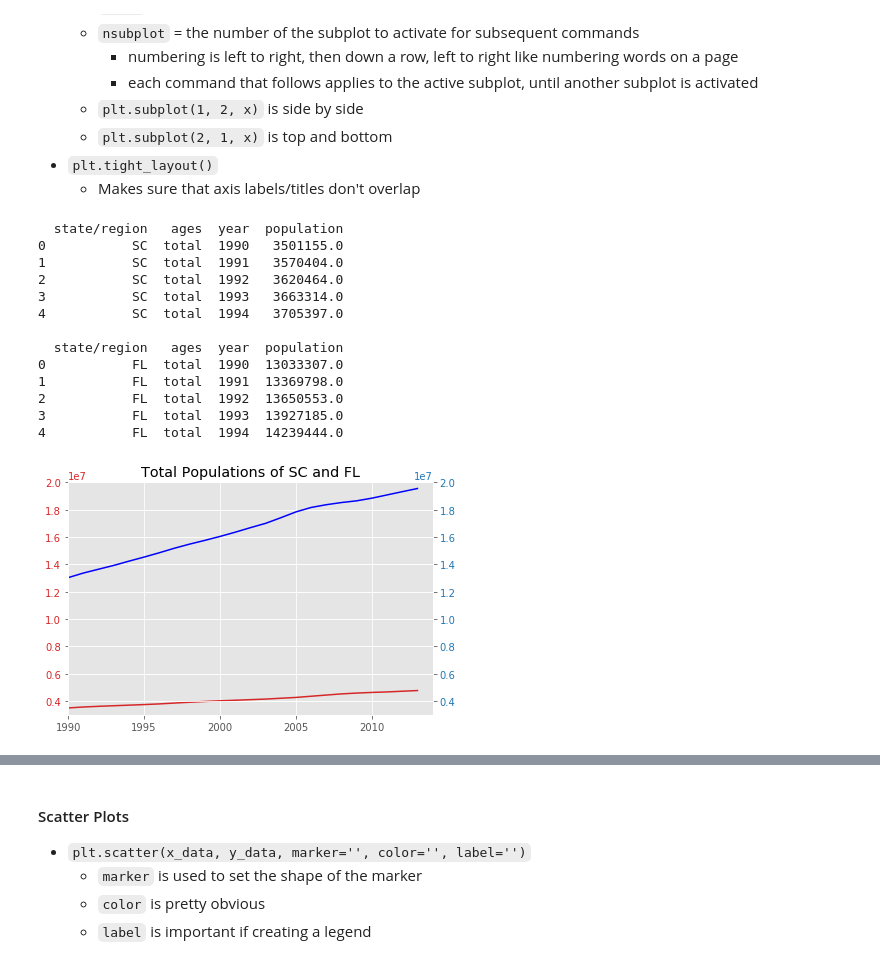
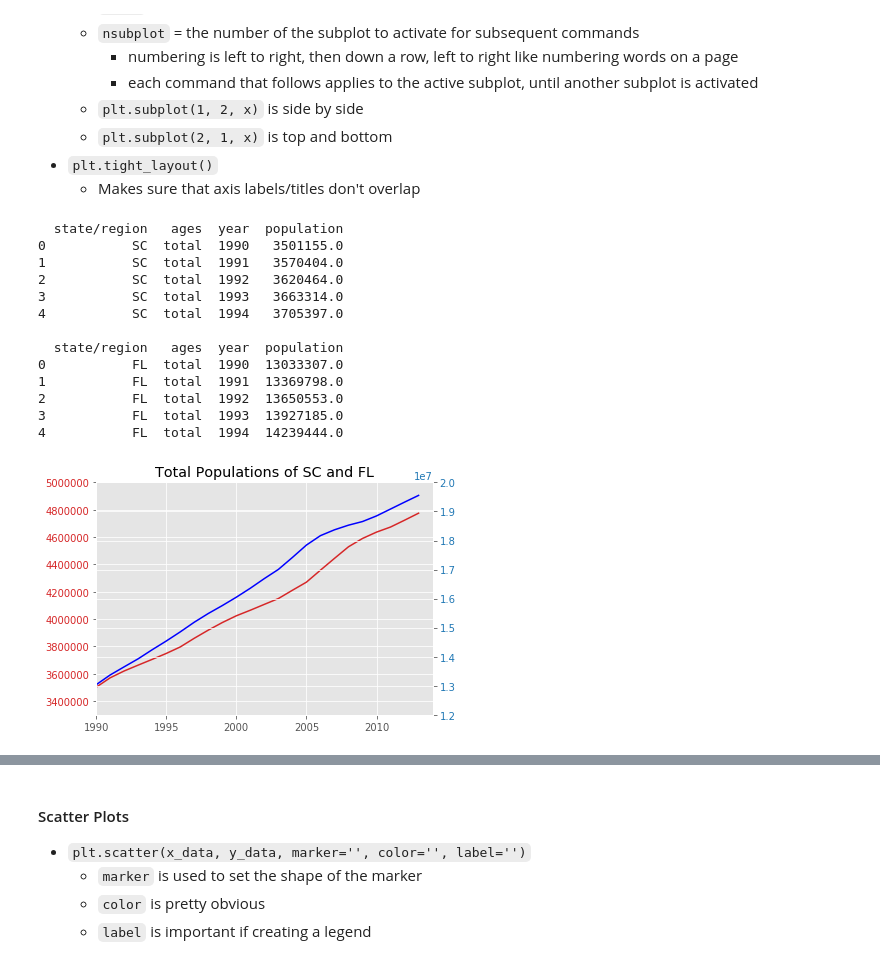
Before and after one commit to chuktuk/Libraries-and-Resources, a Jupyter notebook: Python-Visualizations.ipynb, the cells around one changed output, grey strips where cells are left out. Saved outputs shown, nothing was run; the diff lists cells and outputs as text; code cells hidden in the pictures.

```diff
--- a/Python-Visualizations.ipynb
+++ b/Python-Visualizations.ipynb
@@ -80,7 +103,7 @@ print(sc_sorted_pop_data.head())
 print()
 
 # get the years
-years = list(sc_sorted_pop_data.loc[:, 'year'])
+years = list(sc_sorted_pop_data['year'])
 
 # get the total population
 tot_pop = list(sc_sorted_pop_data.loc[:, 'population'])
@@ -188,36 +216,36 @@ sc_ax.set_ylabel = ('SC Total Population')
 sc_ax.plot(years, tot_pop, color=color)
 sc_ax.tick_params(axis='y', labelcolor=color)
 sc_ax.set(xlim=(1990, 2014))
-sc_ax.set(ylim=(3000000, 20000000))
+sc_ax.set(ylim=(3300000, 5000000))
 sc_ax.axis('on')
 
 # configure the FL plot
 fl_ax = sc_ax.twinx() # create a second axis that shares the same x-axis
 
 color = 'tab:blue'
 fl_ax.set_ylabel = ('FL Total Population')
 fl_ax.plot(years, fl_tot_pop, color='blue')
 fl_ax.tick_params(axis='y', labelcolor=color)
 fl_ax.set(xlim=(1990, 2014))
-fl_ax.set(ylim=(3000000, 20000000))
+fl_ax.set(ylim=(12000000, 20000000))
 
 plt.title('Total Populations of SC and FL')
 
 fig.tight_layout()
 
 plt.show()
 # %% [output]
   state/region   ages  year  population
 0           SC  total  1990   3501155.0
 1           SC  total  1991   3570404.0
 2           SC  total  1992   3620464.0
 3           SC  total  1993   3663314.0
 4           SC  total  1994   3705397.0
 
   state/region   ages  year  population
 0           FL  total  1990  13033307.0
 1           FL  total  1991  13369798.0
 2           FL  total  1992  13650553.0
 3           FL  total  1993  13927185.0
 4           FL  total  1994  14239444.0
-[figure, old version]
+[figure, new version]
```
Also changed, not shown: parts of 8 cells of this notebook, 1 other file.
